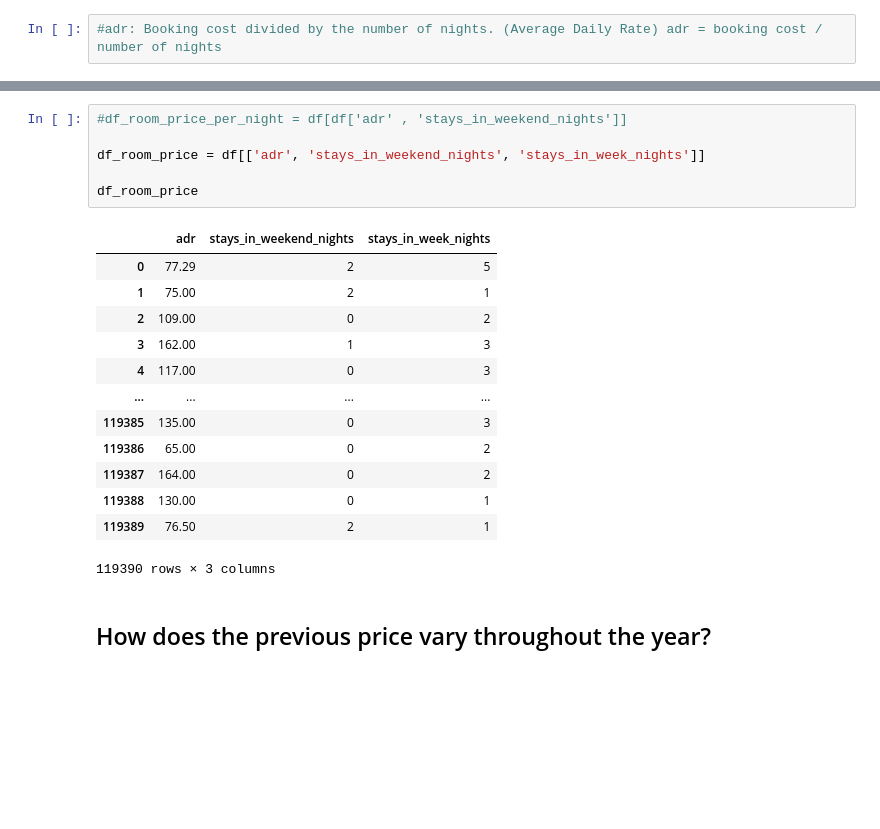
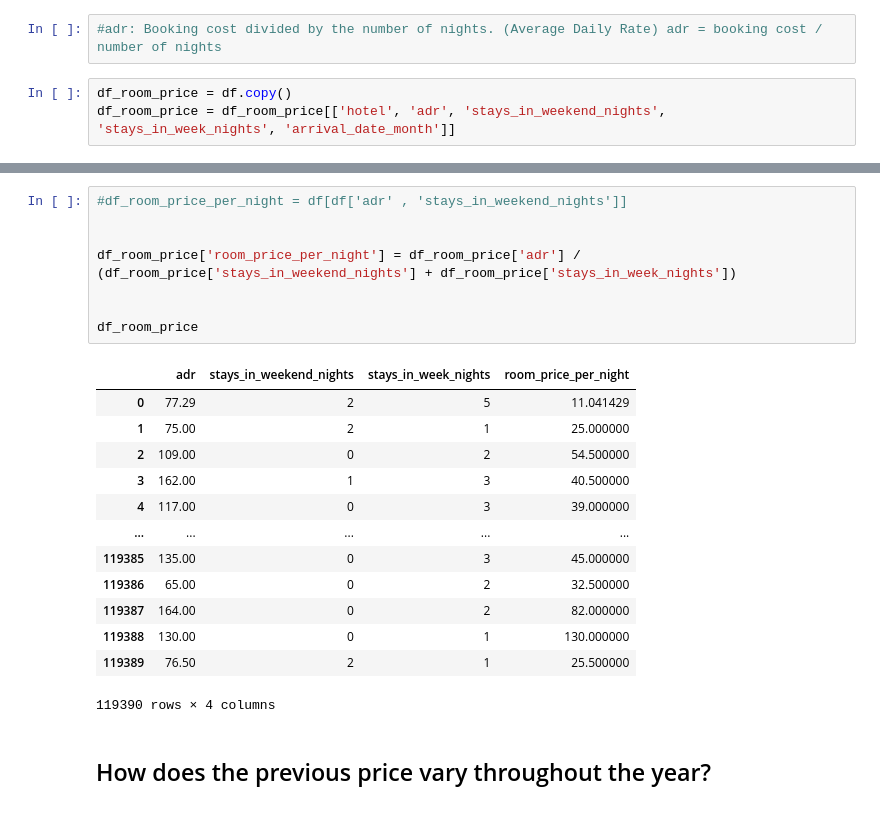
Before and after one commit to Nourfdss/stayforlong_test, a Jupyter notebook: test.ipynb, the cells around one changed output, grey strips where cells are left out. Cells and saved outputs as stored; diff of their text form; blank space fills up the shorter version.

```diff
--- a/test.ipynb
+++ b/test.ipynb
@@ -149,3 +149,6 @@ df.head()
 <h2>What is the room price per night?<h2>
 # %%
 #adr: Booking cost divided by the number of nights. (Average Daily Rate) adr = booking cost / number of nights
+# %%
+df_room_price = df.copy()
+df_room_price = df_room_price[['hotel', 'adr', 'stays_in_weekend_nights', 'stays_in_week_nights', 'arrival_date_month']]
@@ -152,23 +163,25 @@ df.head()
 # %%
 #df_room_price_per_night = df[df['adr' , 'stays_in_weekend_nights']]
 
-df_room_price = df[['adr', 'stays_in_weekend_nights', 'stays_in_week_nights']]
+
+df_room_price['room_price_per_night'] = df_room_price['adr'] / (df_room_price['stays_in_weekend_nights'] + df_room_price['stays_in_week_nights'])
+
 
 df_room_price
 # %% [output]
-|  | adr | stays_in_weekend_nights | stays_in_week_nights |
-| 0 | 77.29 | 2 | 5 |
-| 1 | 75.00 | 2 | 1 |
-| 2 | 109.00 | 0 | 2 |
-| 3 | 162.00 | 1 | 3 |
-| 4 | 117.00 | 0 | 3 |
-| ... | ... | ... | ... |
-| 119385 | 135.00 | 0 | 3 |
-| 119386 | 65.00 | 0 | 2 |
-| 119387 | 164.00 | 0 | 2 |
-| 119388 | 130.00 | 0 | 1 |
-| 119389 | 76.50 | 2 | 1 |
+|  | adr | stays_in_weekend_nights | stays_in_week_nights | room_price_per_night |
+| 0 | 77.29 | 2 | 5 | 11.041429 |
+| 1 | 75.00 | 2 | 1 | 25.000000 |
+| 2 | 109.00 | 0 | 2 | 54.500000 |
+| 3 | 162.00 | 1 | 3 | 40.500000 |
+| 4 | 117.00 | 0 | 3 | 39.000000 |
+| ... | ... | ... | ... | ... |
+| 119385 | 135.00 | 0 | 3 | 45.000000 |
+| 119386 | 65.00 | 0 | 2 | 32.500000 |
+| 119387 | 164.00 | 0 | 2 | 82.000000 |
+| 119388 | 130.00 | 0 | 1 | 130.000000 |
+| 119389 | 76.50 | 2 | 1 | 25.500000 |
-119390 rows × 3 columns
+119390 rows × 4 columns
 # %% [markdown]
 <h2>How does the previous price vary throughout the year?<h2>
 # %%
```
Also changed, not shown: parts of 3 cells of this notebook.
